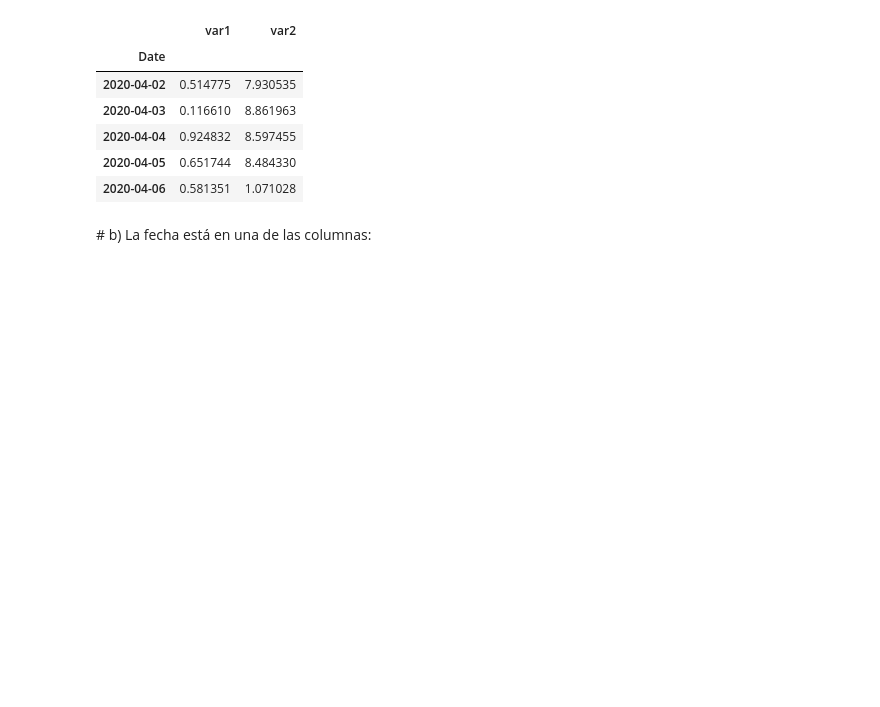
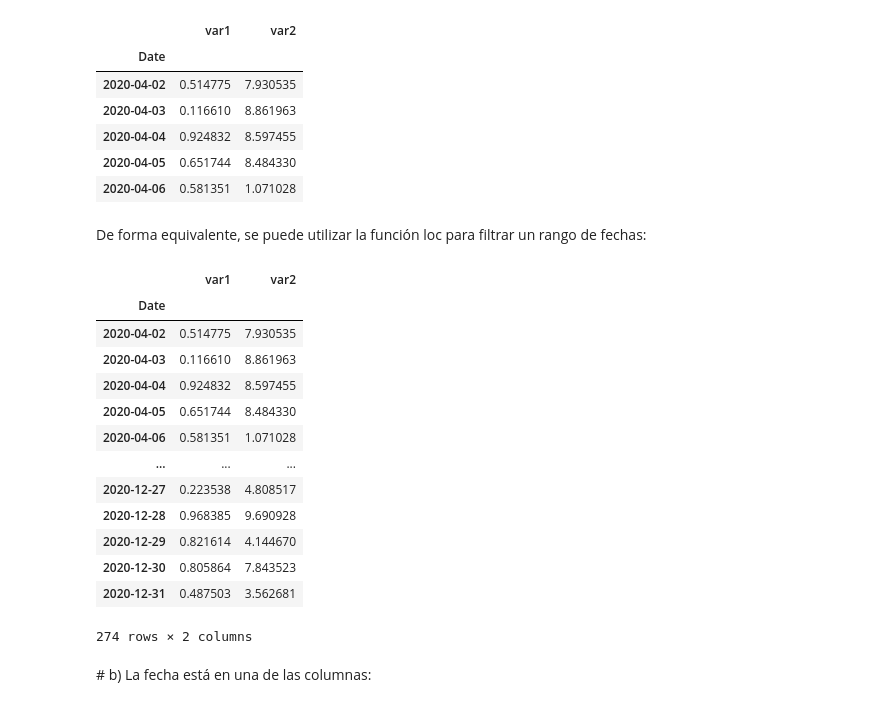
Before and after one commit to raulbenitez/conceptosclaros_ML, a Jupyter notebook: Introduccion_Series_Temporales.ipynb, the cells around one changed output. Cells and saved outputs as stored; diff of their text form; code cells hidden in the pictures; blank space fills up the shorter version.

```diff
--- a/Introduccion_Series_Temporales.ipynb
+++ b/Introduccion_Series_Temporales.ipynb
@@ -241,6 +241,25 @@ d['2020'].head()
 | 2020-04-04 | 0.924832 | 8.597455 |
 | 2020-04-05 | 0.651744 | 8.484330 |
 | 2020-04-06 | 0.581351 | 1.071028 |
+# %% [markdown]
+De forma equivalente, se puede utilizar la función loc para  filtrar un rango de fechas:
+# %%
+d.loc['2020-1-1':'2020-12-31']
+# %% [output]
+|  | var1 | var2 |
+| Date |  |  |
+| 2020-04-02 | 0.514775 | 7.930535 |
+| 2020-04-03 | 0.116610 | 8.861963 |
+| 2020-04-04 | 0.924832 | 8.597455 |
+| 2020-04-05 | 0.651744 | 8.484330 |
+| 2020-04-06 | 0.581351 | 1.071028 |
+| ... | ... | ... |
+| 2020-12-27 | 0.223538 | 4.808517 |
+| 2020-12-28 | 0.968385 | 9.690928 |
+| 2020-12-29 | 0.821614 | 4.144670 |
+| 2020-12-30 | 0.805864 | 7.843523 |
+| 2020-12-31 | 0.487503 | 3.562681 |
+274 rows × 2 columns
 # %% [markdown]
 # b) La fecha está en una de las columnas:
 # %%
```
